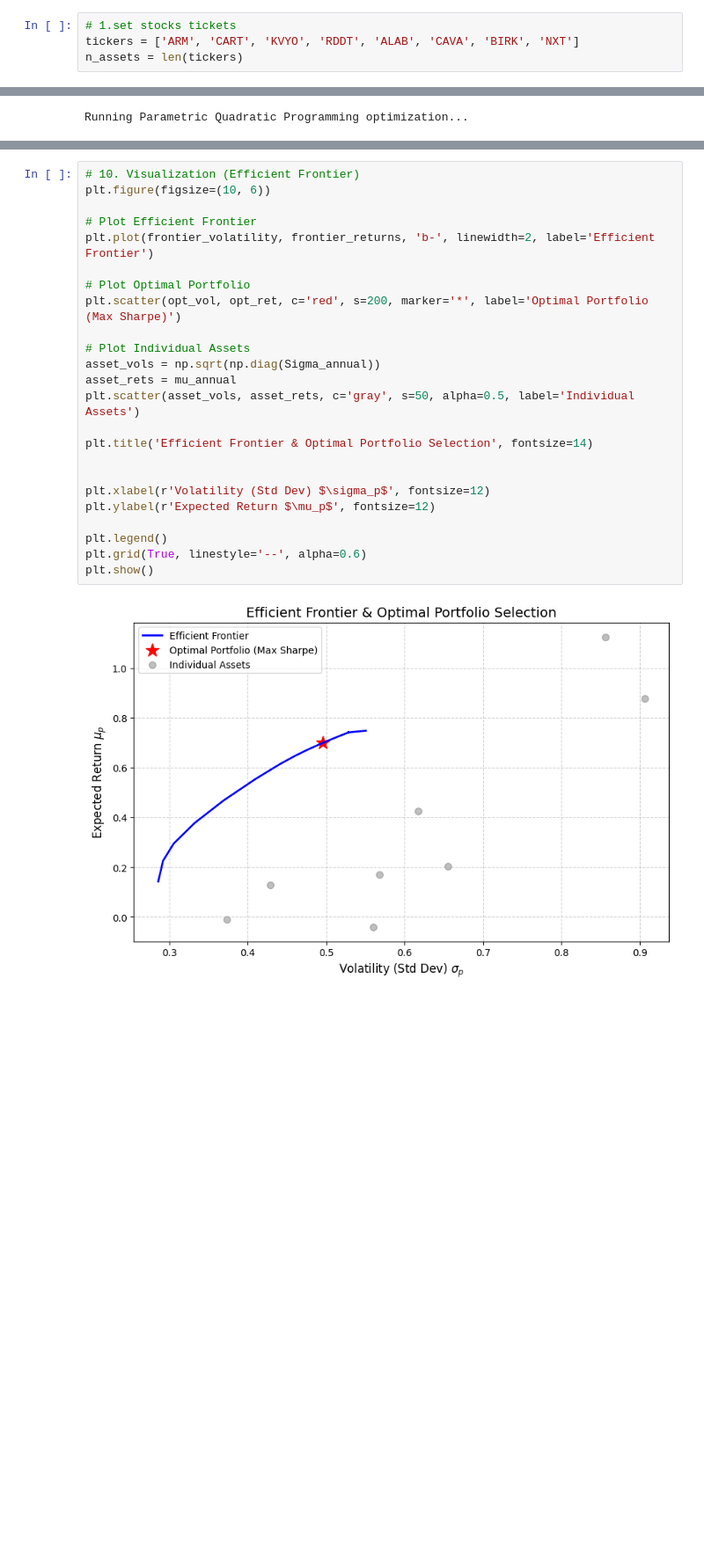
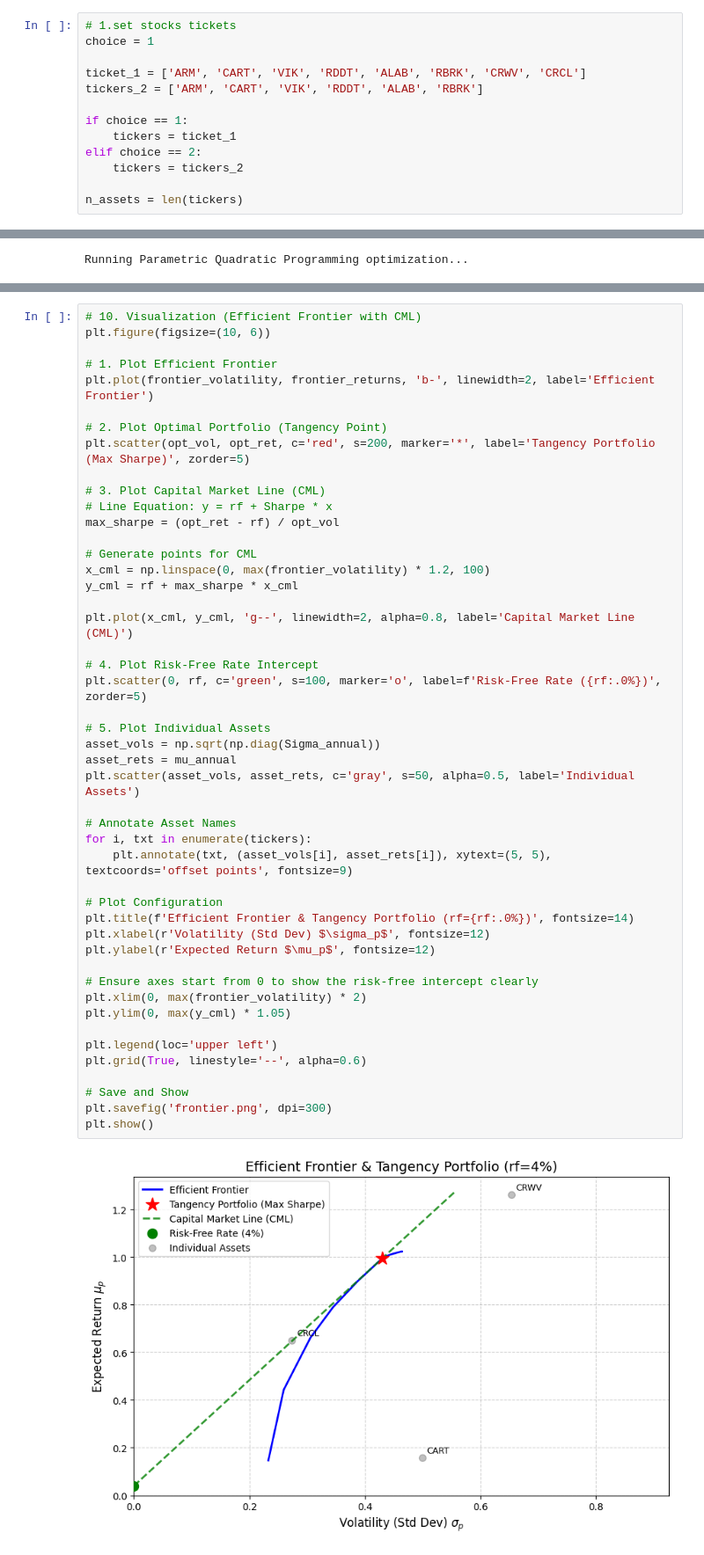
Before and after one commit to Sinclair2003/6902, a Jupyter notebook: opt.ipynb, the cells around one changed output, grey strips where cells are left out. Shown: that part at 88% size. Saved outputs shown, nothing was run; the diff lists cells and outputs as text; blank space fills up the shorter version.

Commit message:
Add files via upload
complete choosing stocks and add tangency line

```diff
--- a/opt.ipynb
+++ b/opt.ipynb
@@ -6,7 +6,16 @@ from scipy.optimize import minimize
 import matplotlib.pyplot as plt
 # %%
 # 1.set stocks tickets
-tickers = ['ARM', 'CART', 'KVYO', 'RDDT', 'ALAB', 'CAVA', 'BIRK', 'NXT']
+choice = 1
+
+ticket_1 = ['ARM', 'CART', 'VIK', 'RDDT', 'ALAB', 'RBRK', 'CRWV', 'CRCL']
+tickers_2 = ['ARM', 'CART', 'VIK', 'RDDT', 'ALAB', 'RBRK']
+
+if choice == 1:
+    tickers = ticket_1
+elif choice == 2:
+    tickers = tickers_2
+
 n_assets = len(tickers)
 # %%
 # 2.set date
@@ -191,27 +207,50 @@ Optimal Weights Allocation:
 ========================================
 # %%
-# 10. Visualization (Efficient Frontier)
+# 10. Visualization (Efficient Frontier with CML)
 plt.figure(figsize=(10, 6))
 
-# Plot Efficient Frontier
+# 1. Plot Efficient Frontier
 plt.plot(frontier_volatility, frontier_returns, 'b-', linewidth=2, label='Efficient Frontier')
 
-# Plot Optimal Portfolio
-plt.scatter(opt_vol, opt_ret, c='red', s=200, marker='*', label='Optimal Portfolio (Max Sharpe)')
+# 2. Plot Optimal Portfolio (Tangency Point)
+plt.scatter(opt_vol, opt_ret, c='red', s=200, marker='*', label='Tangency Portfolio (Max Sharpe)', zorder=5)
 
-# Plot Individual Assets
+# 3. Plot Capital Market Line (CML)
+# Line Equation: y = rf + Sharpe * x
+max_sharpe = (opt_ret - rf) / opt_vol
+
+# Generate points for CML
+x_cml = np.linspace(0, max(frontier_volatility) * 1.2, 100)
+y_cml = rf + max_sharpe * x_cml
+
+plt.plot(x_cml, y_cml, 'g--', linewidth=2, alpha=0.8, label='Capital Market Line (CML)')
+
+# 4. Plot Risk-Free Rate Intercept
+plt.scatter(0, rf, c='green', s=100, marker='o', label=f'Risk-Free Rate ({rf:.0%})', zorder=5)
+
+# 5. Plot Individual Assets
 asset_vols = np.sqrt(np.diag(Sigma_annual))
 asset_rets = mu_annual
 plt.scatter(asset_vols, asset_rets, c='gray', s=50, alpha=0.5, label='Individual Assets')
 
-plt.title('Efficient Frontier & Optimal Portfolio Selection', fontsize=14)
+# Annotate Asset Names
+for i, txt in enumerate(tickers):
+    plt.annotate(txt, (asset_vols[i], asset_rets[i]), xytext=(5, 5), textcoords='offset points', fontsize=9)
 
-
+# Plot Configuration
+plt.title(f'Efficient Frontier & Tangency Portfolio (rf={rf:.0%})', fontsize=14)
 plt.xlabel(r'Volatility (Std Dev) $\sigma_p$', fontsize=12)
 plt.ylabel(r'Expected Return $\mu_p$', fontsize=12)
 
-plt.legend()
+# Ensure axes start from 0 to show the risk-free intercept clearly
+plt.xlim(0, max(frontier_volatility) * 2)
+plt.ylim(0, max(y_cml) * 1.05)
+
+plt.legend(loc='upper left')
 plt.grid(True, linestyle='--', alpha=0.6)
+
+# Save and Show
+plt.savefig('frontier.png', dpi=300)
 plt.show()
 # %% [output]
-[figure, old version]
+[figure, new version]
```
Also changed, not shown: parts of 6 cells of this notebook.
